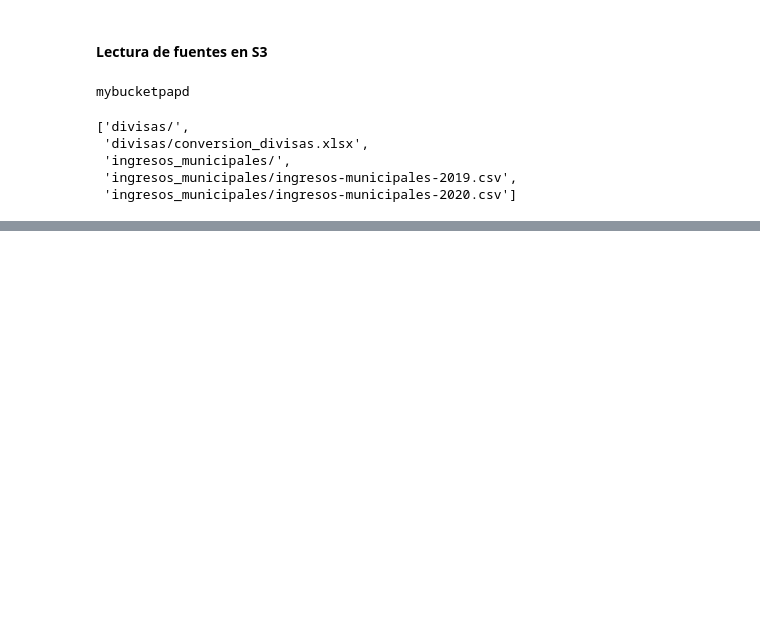
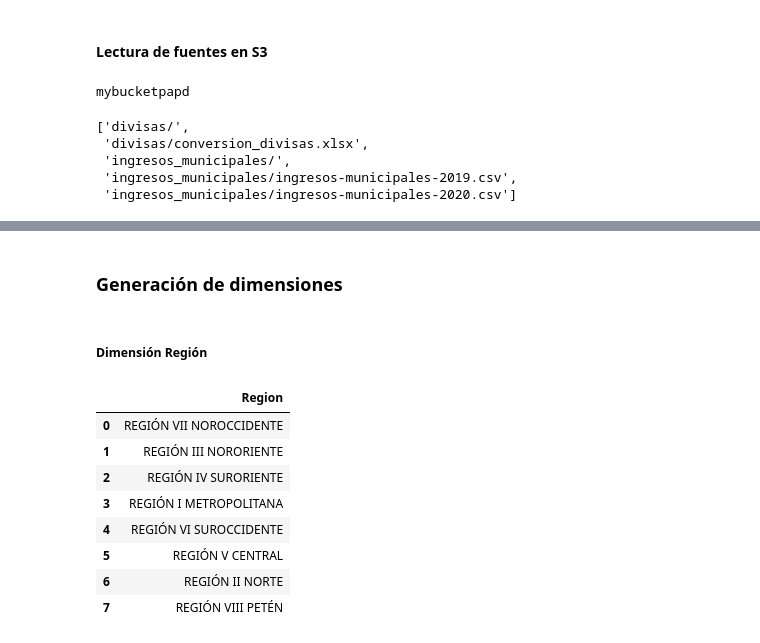
Before and after one commit to jerson8a/Proyecto2_CienciaDeDatosEnPython, a Jupyter notebook: Solution_Project2_JersonOchoa.ipynb, the cells around one changed output, grey strips where cells are left out. Drawn from its saved outputs; the diff is of its cells as text; code cells hidden in the pictures; blank space fills up the shorter version.

Commit message:
[ADD] Query de dimensiones y dimensión region

```diff
--- a/Solution_Project2_JersonOchoa.ipynb
+++ b/Solution_Project2_JersonOchoa.ipynb
@@ -241,3 +241,25 @@ df_fuente_2020.head()
 | 2 | 2020 | REGIÓN I METROPOLITANA | 12100101 | MUNICIPALIDAD DE GUATEMALA | 100 | GUATEMALA | 10000 | INGRESOS TRIBUTARIOS | ... |
 | 3 | 2020 | REGIÓN I METROPOLITANA | 12100101 | MUNICIPALIDAD DE GUATEMALA | 100 | GUATEMALA | 10000 | INGRESOS TRIBUTARIOS | ... |
 | 4 | 2020 | REGIÓN I METROPOLITANA | 12100101 | MUNICIPALIDAD DE GUATEMALA | 100 | GUATEMALA | 10000 | INGRESOS TRIBUTARIOS | ... |
+# %% [markdown]
+### Generación de dimensiones
+# %% [markdown]
+##### Dimensión Región
+# %%
+# Datos 2021
+dimRegion = df_fuente_2021.loc[:, 'Region']
+dimRegion.drop_duplicates(inplace=True)
+dimRegion = pd.DataFrame(dimRegion)
+dimRegion.reset_index(inplace=True)
+dimRegion = dimRegion.drop(['index'], axis=1)
+dimRegion
+# %% [output]
+|  | Region |
+| 0 | REGIÓN VII NOROCCIDENTE |
+| 1 | REGIÓN III NORORIENTE |
+| 2 | REGIÓN IV SURORIENTE |
+| 3 | REGIÓN I METROPOLITANA |
+| 4 | REGIÓN VI SUROCCIDENTE |
+| 5 | REGIÓN V CENTRAL |
+| 6 | REGIÓN II NORTE |
+| 7 | REGIÓN VIII PETÉN |
```
Also changed, not shown: parts of 2 cells of this notebook, 1 other file.
